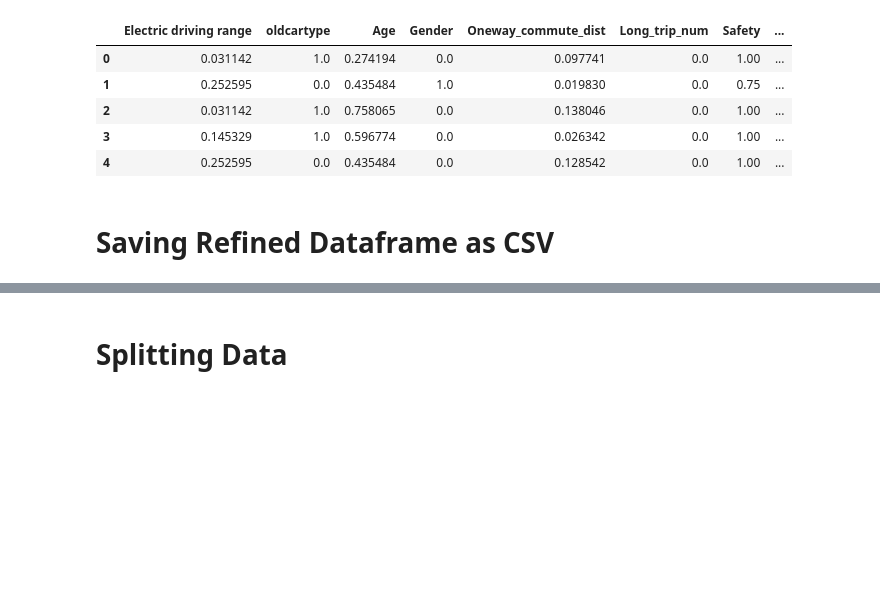
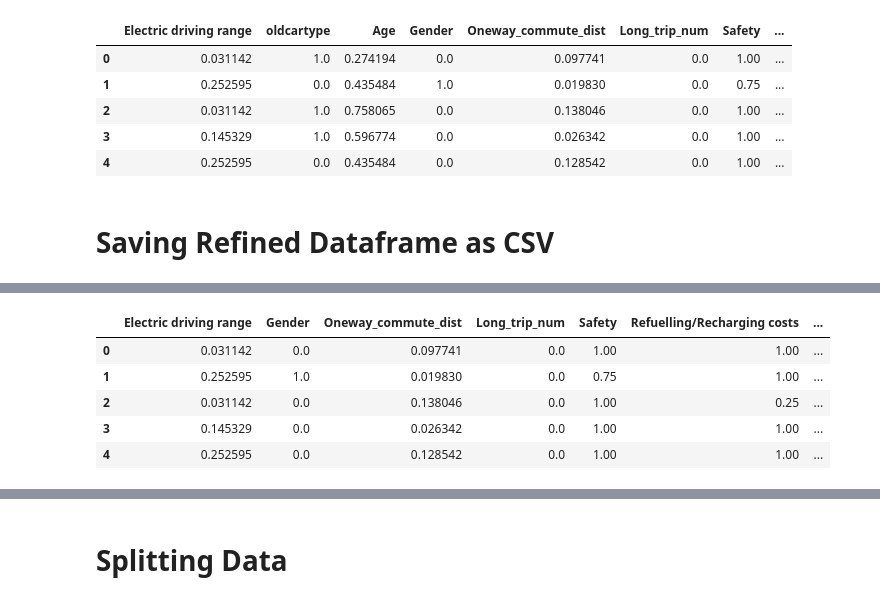
Before and after one commit to Taslim-M/EV-Customer-Discontinuation, a Jupyter notebook: version2/DataCleaningPrep.ipynb, the cells around one changed output, grey strips where cells are left out. Drawn from its saved outputs; the diff is of its cells as text; code cells hidden in the pictures; blank space fills up the shorter version.

```diff
--- a/version2/DataCleaningPrep.ipynb
+++ b/version2/DataCleaningPrep.ipynb
@@ -549,0 +601,11 @@ df2.to_csv('Data/REFINED_Discontinaunce_of_PEVs_in_California_Data_2021.03.01.cs
+# %%
+#dropping work charging (14), oldcartype (1), Age (2)
+df2.drop(df2.columns[[1,2,14]], axis=1, inplace=True)
+df2.head()
+# %% [output]
+|  | Electric driving range | Gender | Oneway_commute_dist | Long_trip_num | Safety | Refuelling/Recharging costs | ... |
+| 0 | 0.031142 | 0.0 | 0.097741 | 0.0 | 1.00 | 1.00 | ... |
+| 1 | 0.252595 | 1.0 | 0.019830 | 0.0 | 0.75 | 1.00 | ... |
+| 2 | 0.031142 | 0.0 | 0.138046 | 0.0 | 1.00 | 0.25 | ... |
+| 3 | 0.145329 | 0.0 | 0.026342 | 0.0 | 1.00 | 1.00 | ... |
+| 4 | 0.252595 | 0.0 | 0.128542 | 0.0 | 1.00 | 1.00 | ... |
```
Also changed, not shown: parts of 18 cells of this notebook, 8 other files.
